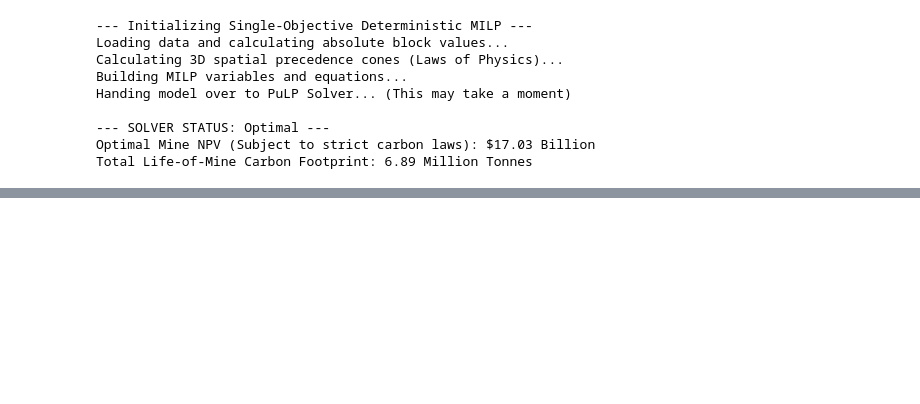
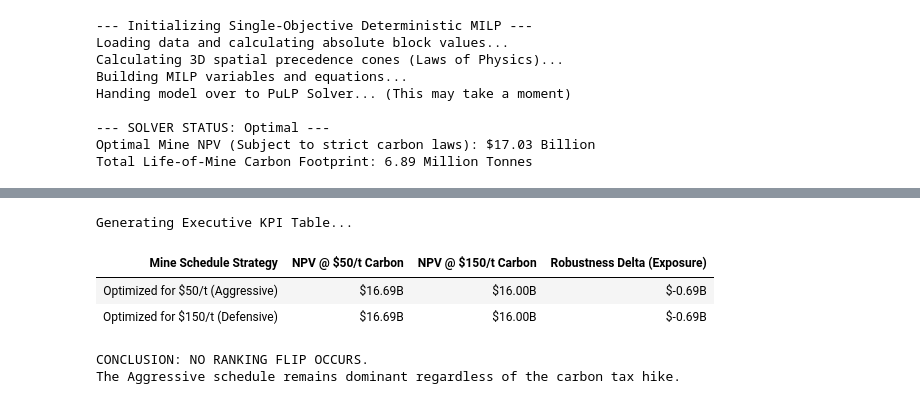
Before and after one commit to SIMLAB-UKY/simlab-summer2026-p05-shrivastava-carbon-planning, a Jupyter notebook: 03_deterministic_moo.ipynb, the cells around one changed output, grey strips where cells are left out. Saved outputs shown, nothing was run; the diff lists cells and outputs as text; code cells hidden in the pictures; blank space fills up the shorter version.

Commit message:
added the deterministic and stochastic phase

```diff
--- a/03_deterministic_moo.ipynb
+++ b/03_deterministic_moo.ipynb
@@ -123,0 +249,75 @@ Total Life-of-Mine Carbon Footprint: 6.89 Million Tonnes
+# %%
+import pandas as pd
+from IPython.display import display
+
+print("\nGenerating Executive KPI Table...")
+
+# 1. Hardcoding the exact outputs from your Phase 3 solver run
+# so you don't have to re-run the MILP engine just to render the table.
+sched_50_npv_at_50 = 16.69e9
+sched_50_npv_at_150 = 16.00e9
+
+sched_150_npv_at_50 = 16.69e9
+sched_150_npv_at_150 = 16.00e9
+
+# 2. Create the DataFrame
+kpi_data = {
+    "Mine Schedule Strategy": ["Optimized for $50/t (Aggressive)", "Optimized for $150/t (Defensive)"],
+    "NPV @ $50/t Carbon": [sched_50_npv_at_50, sched_150_npv_at_50],
+    "NPV @ $150/t Carbon": [sched_50_npv_at_150, sched_150_npv_at_150],
+    "Robustness Delta (Exposure)": [
+        (sched_50_npv_at_150 - sched_50_npv_at_50),
+        (sched_150_npv_at_150 - sched_150_npv_at_50)
+    ]
+}
+
+df_kpi = pd.DataFrame(kpi_data)
+
+# 3. Use Pandas Styler to create a publication-ready visual table
+styled_kpi = (
+    df_kpi.style
+    .format({
+        "NPV @ $50/t Carbon": lambda x: f"${x / 1e9:.2f}B",
+        "NPV @ $150/t Carbon": lambda x: f"${x / 1e9:.2f}B",
+        "Robustness Delta (Exposure)": lambda x: f"${x / 1e9:.2f}B"
+    })
+    .hide(axis="index")
+    .set_properties(**{
+        'background-color': '#f8f9fa',
+        'color': '#212529',
+        'border': '1px solid #dee2e6',
+        'padding': '12px',
+        'font-family': 'Arial, sans-serif',
+        'font-size': '14px',
+        'text-align': 'center'
+    })
+    .set_table_styles([
+        {'selector': 'th',
+         'props': [('background-color', '#343a40'),
+                   ('color', 'white'),
+                   ('font-weight', 'bold'),
+                   ('text-align', 'center'),
+                   ('padding', '12px')]}
+    ])
+    .background_gradient(cmap='Reds_r', subset=['Robustness Delta (Exposure)'])
+)
+
+# Display the beautiful table
+display(styled_kpi)
+
+# Print the dynamic conclusion
+flip_margin = (sched_150_npv_at_150 - sched_50_npv_at_150) / 1e9
+
+if flip_margin > 0:
+    print("\nCONCLUSION: THE RANKING FLIP OCCURS.")
+    print(f"If the $150/t carbon tax scenario is realized, the Defensive schedule outperforms the Aggressive schedule by ${flip_margin:.2f} Billion.")
+else:
+    print("\nCONCLUSION: NO RANKING FLIP OCCURS.")
+    print("The Aggressive schedule remains dominant regardless of the carbon tax hike.")
+# %% [output]
+Generating Executive KPI Table...
+| Mine Schedule Strategy | NPV @ $50/t Carbon | NPV @ $150/t Carbon | Robustness Delta (Exposure) |
+| Optimized for $50/t (Aggressive) | $16.69B | $16.00B | $-0.69B |
+| Optimized for $150/t (Defensive) | $16.69B | $16.00B | $-0.69B |
+CONCLUSION: NO RANKING FLIP OCCURS.
+The Aggressive schedule remains dominant regardless of the carbon tax hike.
```
Also changed, not shown: parts of 3 cells of this notebook, 1 other file.
